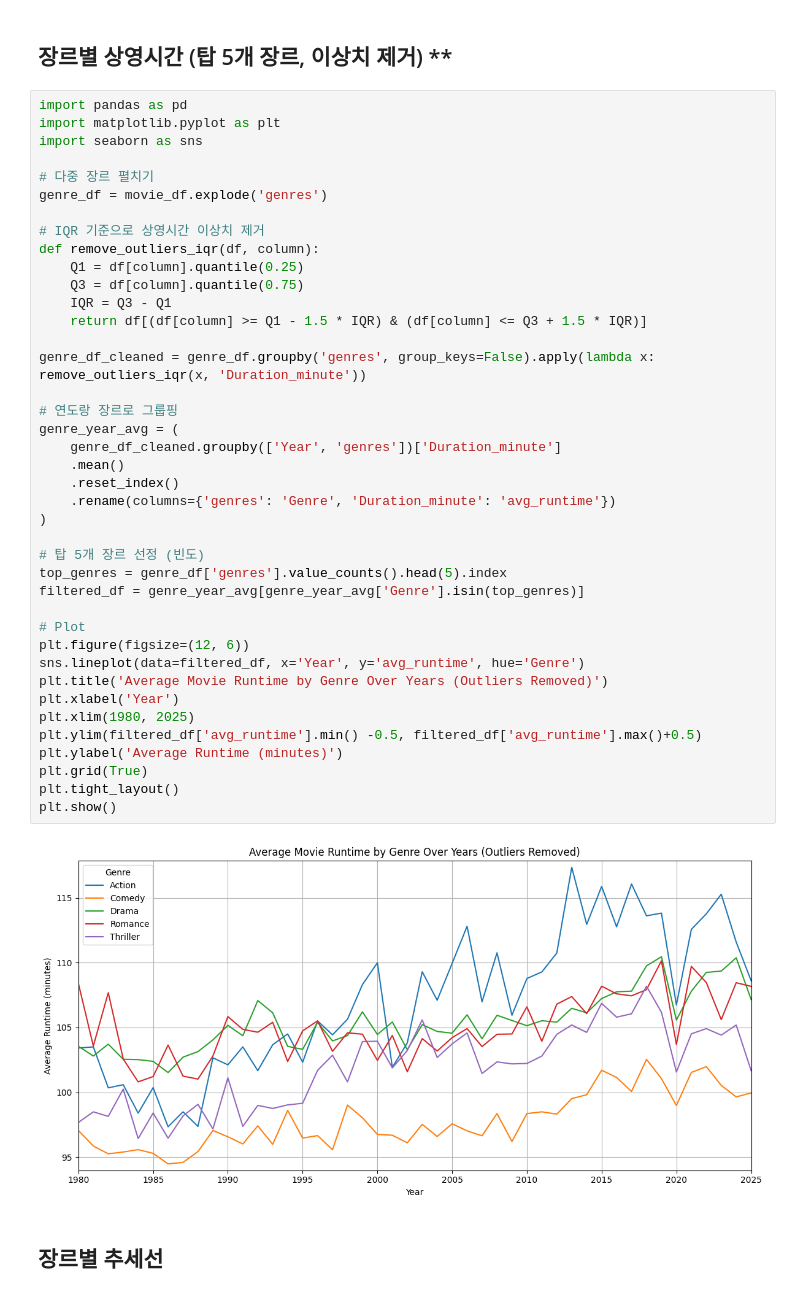
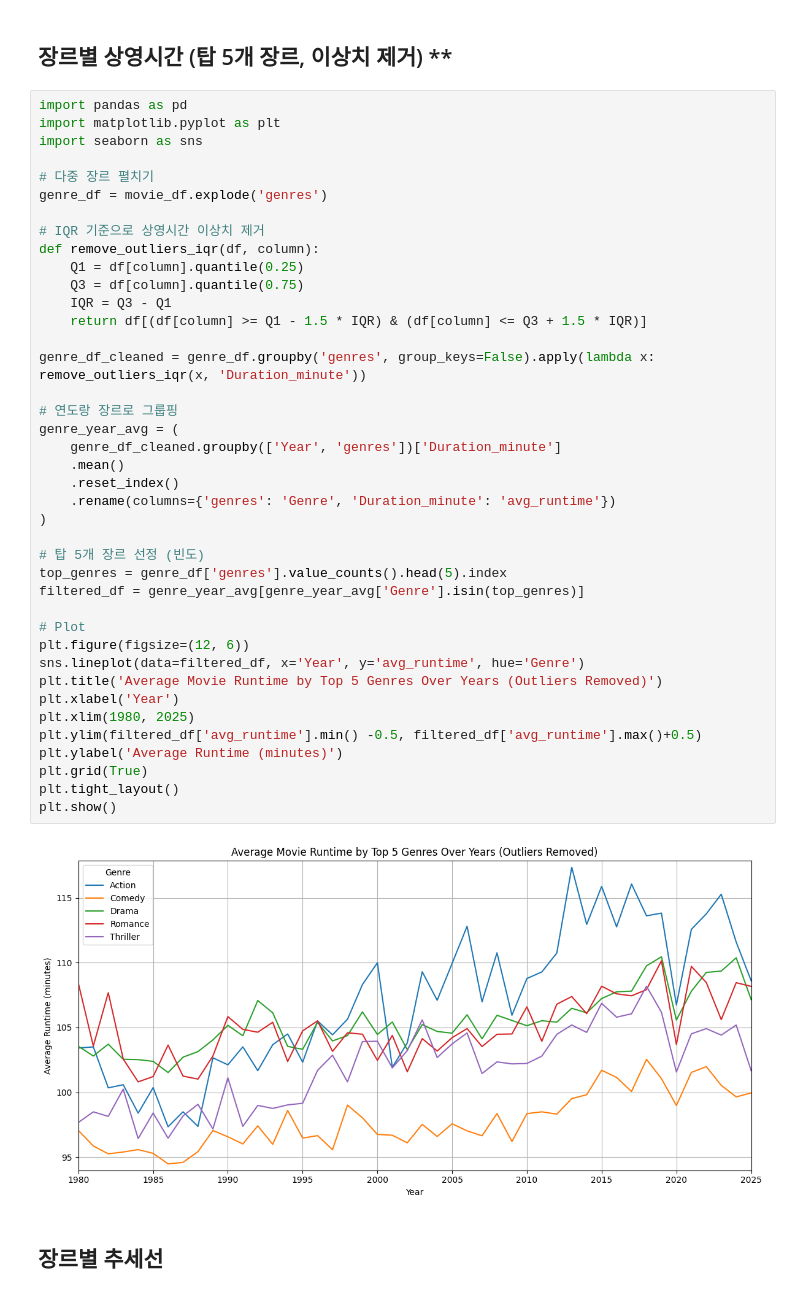
Before and after one commit to Encore-SKN-17/EDA_MINI_1TEAM, a Jupyter notebook: movie_EDA.ipynb, the cells around one changed output. Cells and saved outputs as stored; diff of their text form.

```diff
--- a/movie_EDA.ipynb
+++ b/movie_EDA.ipynb
@@ -114,35 +114,35 @@ def remove_outliers_iqr(df, column):
     Q1 = df[column].quantile(0.25)
     Q3 = df[column].quantile(0.75)
     IQR = Q3 - Q1
     return df[(df[column] >= Q1 - 1.5 * IQR) & (df[column] <= Q3 + 1.5 * IQR)]
 
 genre_df_cleaned = genre_df.groupby('genres', group_keys=False).apply(lambda x: remove_outliers_iqr(x, 'Duration_minute'))
 
 # 연도랑 장르로 그룹핑
 genre_year_avg = (
     genre_df_cleaned.groupby(['Year', 'genres'])['Duration_minute']
     .mean()
     .reset_index()
     .rename(columns={'genres': 'Genre', 'Duration_minute': 'avg_runtime'})
 )
 
 # 탑 5개 장르 선정 (빈도)
 top_genres = genre_df['genres'].value_counts().head(5).index
 filtered_df = genre_year_avg[genre_year_avg['Genre'].isin(top_genres)]
 
 # Plot
 plt.figure(figsize=(12, 6))
 sns.lineplot(data=filtered_df, x='Year', y='avg_runtime', hue='Genre')
-plt.title('Average Movie Runtime by Genre Over Years (Outliers Removed)')
+plt.title('Average Movie Runtime by Top 5 Genres Over Years (Outliers Removed)')
 plt.xlabel('Year')
 plt.xlim(1980, 2025)
 plt.ylim(filtered_df['avg_runtime'].min() -0.5, filtered_df['avg_runtime'].max()+0.5)
 plt.ylabel('Average Runtime (minutes)')
 plt.grid(True)
 plt.tight_layout()
 plt.show()
 # %% [output]
-[figure, old version]
+[figure, new version]
 # %% [markdown]
 ## 장르별 추세선
 # %%
```
Also changed, not shown: parts of 7 cells of this notebook, 20 other files.
